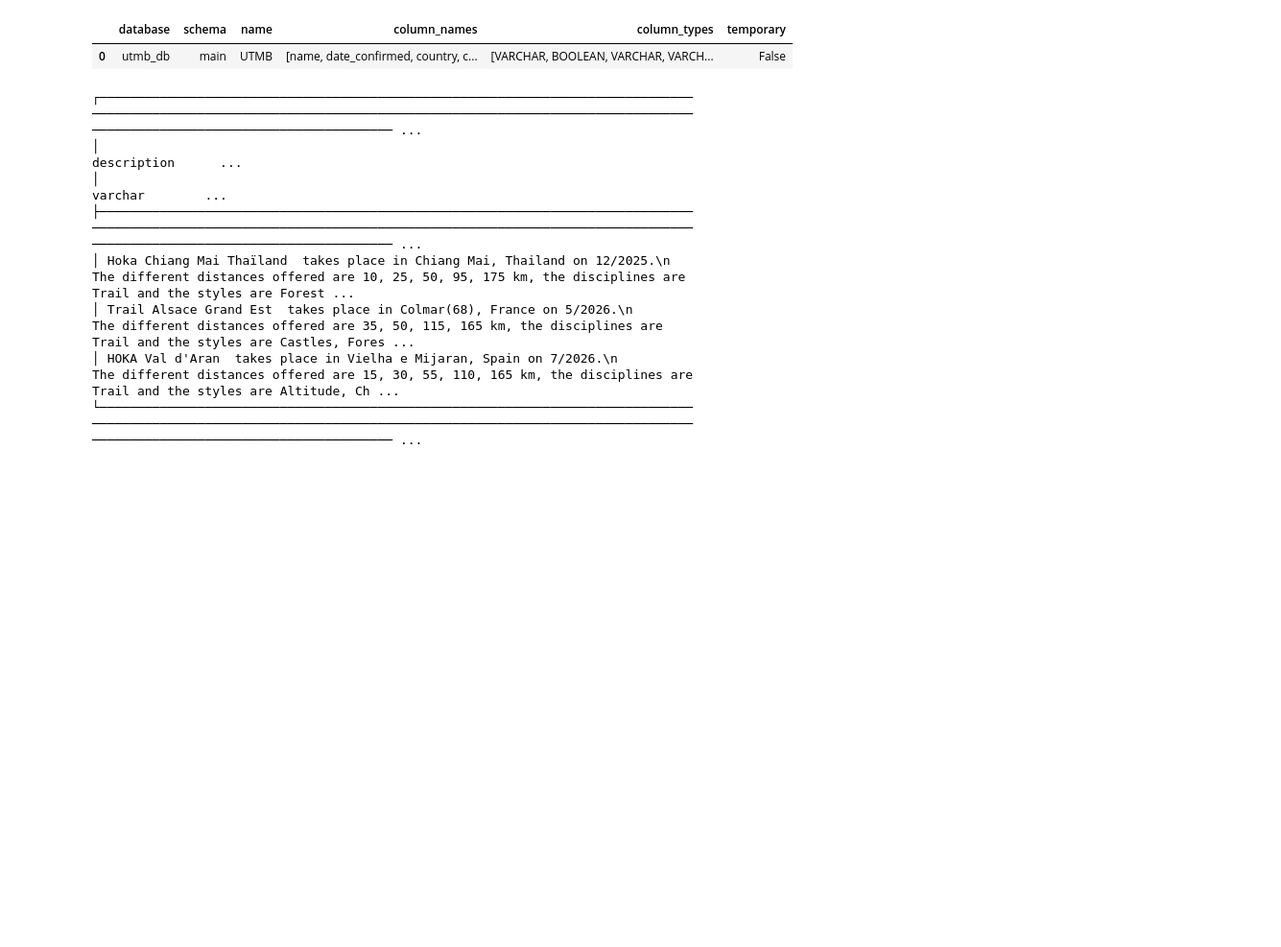
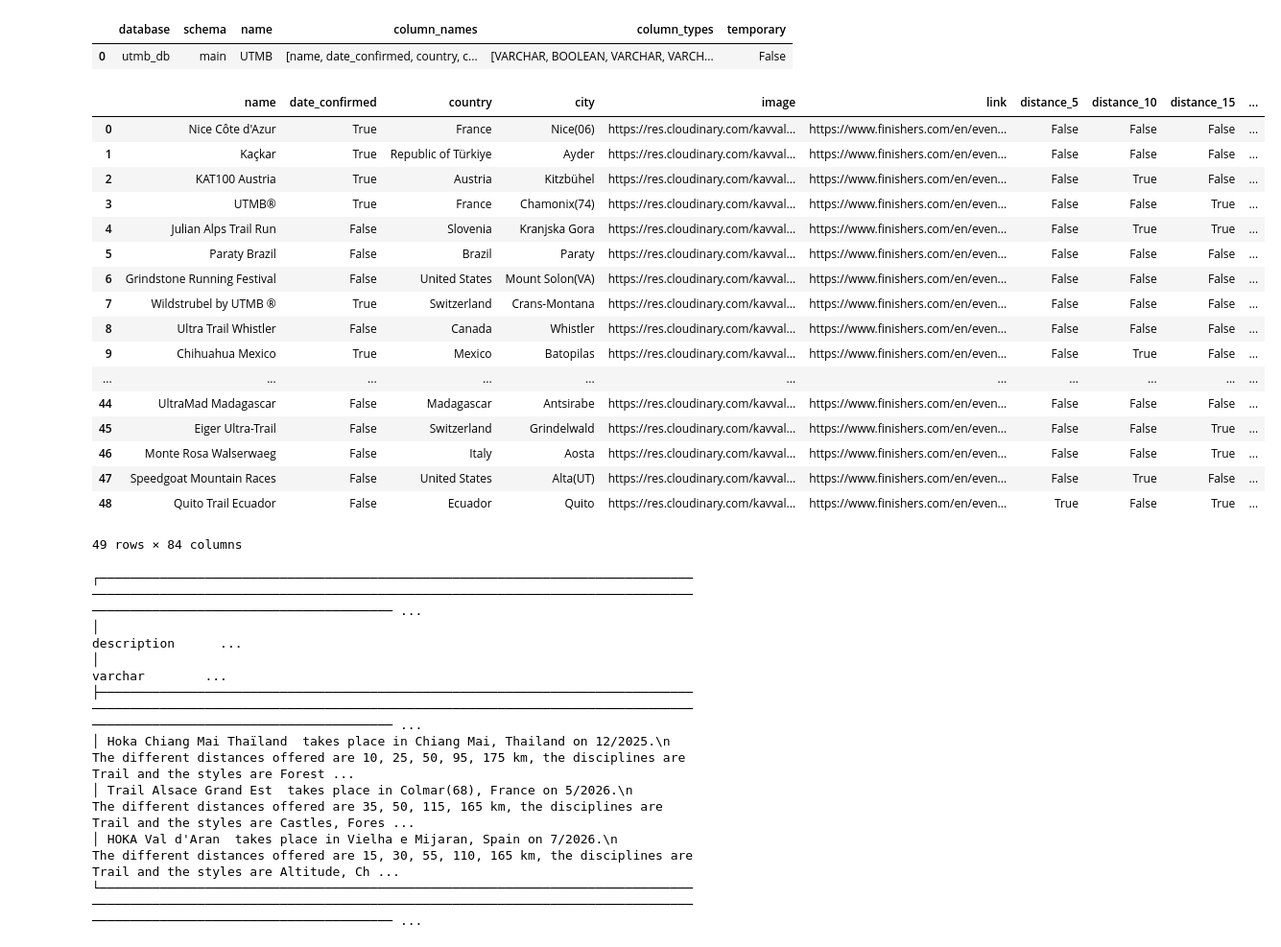
Before and after one commit to thibtd/DataEng_UTMB_pipeline, a Jupyter notebook: analysis/RAG_notebook.ipynb, the cells around one changed output. Shown at 96% size. Drawn from its saved outputs; the diff is of its cells as text; code cells hidden in the pictures; blank space fills up the shorter version.

```diff
--- a/analysis/RAG_notebook.ipynb
+++ b/analysis/RAG_notebook.ipynb
@@ -50,6 +50,27 @@ db.sql("show all tables").df()
 | 0 | utmb_db | main | UTMB | [name, date_confirmed, country, c... | [VARCHAR, BOOLEAN, VARCHAR, VARCH... | False |
 # %%
 data = db.sql("SELECT * FROM UTMB").df()
+# %%
+data
+# %% [output]
+|  | name | date_confirmed | country | city | image | link | distance_5 | distance_10 | distance_15 | ... |
+| 0 | Nice Côte d'Azur | True | France | Nice(06) | https://res.cloudinary.com/kavval... | https://www.finishers.com/en/even... | False | False | False | ... |
+| 1 | Kaçkar | True | Republic of Türkiye | Ayder | https://res.cloudinary.com/kavval... | https://www.finishers.com/en/even... | False | False | False | ... |
+| 2 | KAT100 Austria | True | Austria | Kitzbühel | https://res.cloudinary.com/kavval... | https://www.finishers.com/en/even... | False | True | False | ... |
+| 3 | UTMB® | True | France | Chamonix(74) | https://res.cloudinary.com/kavval... | https://www.finishers.com/en/even... | False | False | True | ... |
+| 4 | Julian Alps Trail Run | False | Slovenia | Kranjska Gora | https://res.cloudinary.com/kavval... | https://www.finishers.com/en/even... | False | True | True | ... |
+| 5 | Paraty Brazil | False | Brazil | Paraty | https://res.cloudinary.com/kavval... | https://www.finishers.com/en/even... | False | False | False | ... |
+| 6 | Grindstone Running Festival | False | United States | Mount Solon(VA) | https://res.cloudinary.com/kavval... | https://www.finishers.com/en/even... | False | False | False | ... |
+| 7 | Wildstrubel by UTMB ® | True | Switzerland | Crans-Montana | https://res.cloudinary.com/kavval... | https://www.finishers.com/en/even... | False | False | False | ... |
+| 8 | Ultra Trail Whistler | False | Canada | Whistler | https://res.cloudinary.com/kavval... | https://www.finishers.com/en/even... | False | False | False | ... |
+| 9 | Chihuahua Mexico | True | Mexico | Batopilas | https://res.cloudinary.com/kavval... | https://www.finishers.com/en/even... | False | True | False | ... |
+| ... | ... | ... | ... | ... | ... | ... | ... | ... | ... | ... |
+| 44 | UltraMad Madagascar | False | Madagascar | Antsirabe | https://res.cloudinary.com/kavval... | https://www.finishers.com/en/even... | False | False | False | ... |
+| 45 | Eiger Ultra-Trail | False | Switzerland | Grindelwald | https://res.cloudinary.com/kavval... | https://www.finishers.com/en/even... | False | False | True | ... |
+| 46 | Monte Rosa Walserwaeg | False | Italy | Aosta | https://res.cloudinary.com/kavval... | https://www.finishers.com/en/even... | False | False | True | ... |
+| 47 | Speedgoat Mountain Races | False | United States | Alta(UT) | https://res.cloudinary.com/kavval... | https://www.finishers.com/en/even... | False | True | False | ... |
+| 48 | Quito Trail Ecuador | False | Ecuador | Quito | https://res.cloudinary.com/kavval... | https://www.finishers.com/en/even... | True | False | True | ... |
+49 rows × 84 columns
 # %%
 question = "Which race offers the longest distance run?"
 embedded_question = embeddings.embed_query(question)
```
Also changed, not shown: parts of 1 cell of this notebook, 1 other file.
